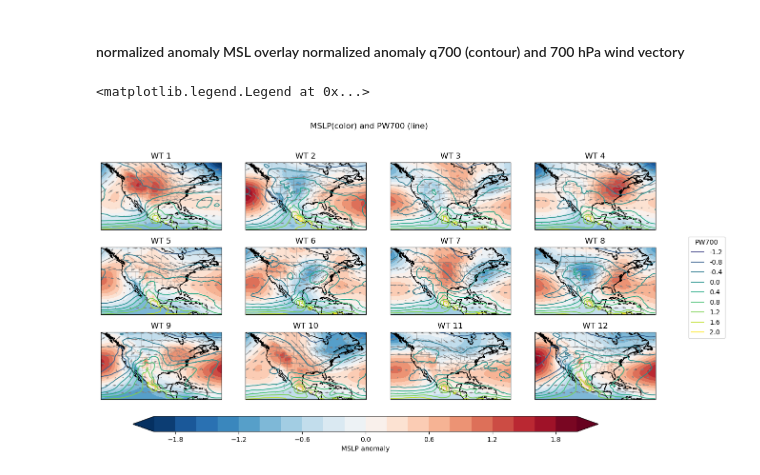
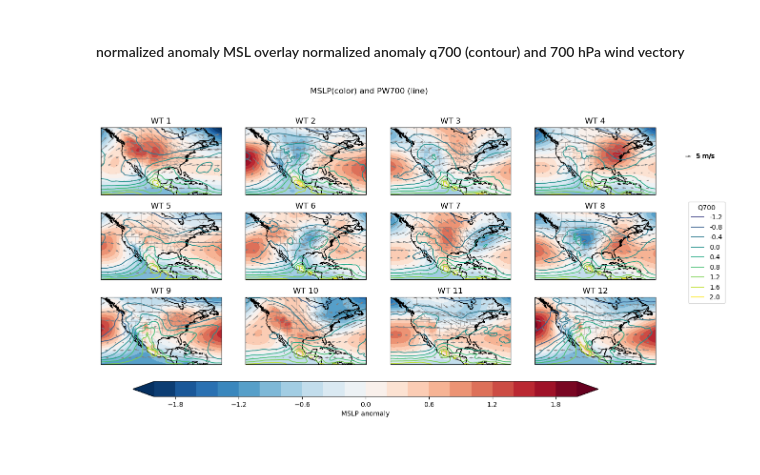
Before and after one commit to ming80302/COEXIST, a Jupyter notebook: qmsl_wt_ERAI.ipynb, the cells around one changed output. Drawn from its saved outputs; the diff is of its cells as text; code cells hidden in the pictures.

```diff
--- a/qmsl_wt_ERAI.ipynb
+++ b/qmsl_wt_ERAI.ipynb
@@ -243,35 +243,41 @@ flnm_v = dir_uv + 'v700_wt.nc'
 with  xr.open_dataset(flnm_v) as ds:
     v700 = ds.data
 
 for nr in range(0,3):
     for nc in range(0,4):
         msl_img = axs[nr,nc].contourf(lon_1d, lat_1d, msl[ct], levels=levels, cmap='RdBu_r', extend='both')
         # pw =axs[nr,nc].contour(rgrLonWT, rgrLatWT, rgrCentroids[ct,2],colors='k')
         cntr = axs[nr,nc].contour(lon_1d, lat_1d, q700[ct], cmap = 'viridis', linewidths=1.2, levels=7, vmin=-2, vmax=2)
 
         #axs[nr,nc].barbs(lon_1d[::8], lat_1d[::8], u700[ct,::8,::8], v700[ct,::8,::8],pivot="middle", length=4)
-        axs[nr,nc].quiver(lon_1d[::8], lat_1d[::8], u700[ct,::8,::8], v700[ct,::8,::8], color = 'grey' )
+        # add legend of arrow created with quiver
+        Q=axs[nr,nc].quiver(lon_1d[::8], lat_1d[::8], u700[ct,::8,::8], v700[ct,::8,::8], color = 'grey' )
+        #axs[nr,nc].quiverkey(Q, 0.95, 0.8, 5, r'$5 \frac{m}{s}$', labelpos='E',coordinates='figure')
+        axs[nr,nc].quiverkey(Q, 0.95, 0.8, 5, '5 m/s', labelpos='E',coordinates='figure')
 
         # Add coastlines
         axs[nr, nc].coastlines()
         axs[nr, nc].add_feature(cfeature.STATES, zorder=1, linewidth=.2, edgecolor='grey')
 
         ct +=1
         axs[nr,nc].title.set_text("WT " + str(ct))
 
 # Set a Single Main Title for All the Subplots
 fig.suptitle('MSLP(color) and PW700 (line)', fontsize=12)
 
 # rect : This parameter is the dimensions [left, bottom, width, height] of the new axes.
 
 fig.subplots_adjust(bottom=0.25)
 cbar_ax = fig.add_axes([0.17, 0.17, 0.65, 0.04])
-clb = fig.colorbar(msl_img, cax=cbar_ax, orientation="horizontal", extend='both');
+clb = fig.colorbar(msl_img, cax=cbar_ax, orientation="horizontal");
 clb.set_label('MSLP anomaly')
 
 h = cntr.collections
 l = [f'{a:.1f}' for a in cntr.levels]
-fig.legend(h,l, loc='center right', title='PW700')
+fig.legend(h,l, loc='center right', title='Q700')
+
+#  for a paper, a thesis, or a poster, 600dpi should be good enough.
+dir_plot = '/glade/campaign/mmm/c3we/mingge/COEXIST/PLOT/PAPER/'
+plt.savefig(dir_plot + 'qmsl_wt_ERAI.pdf', dpi=600, bbox_inches='tight')
 # %% [output]
-<matplotlib.legend.Legend at 0x...>
-[figure, old version]
+[figure, new version]
```
Also changed, not shown: parts of 5 cells of this notebook.
